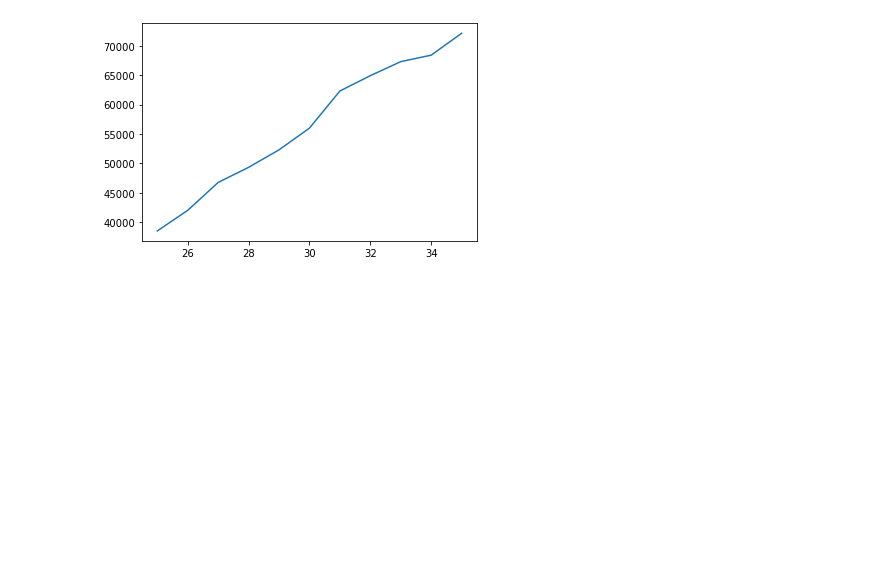
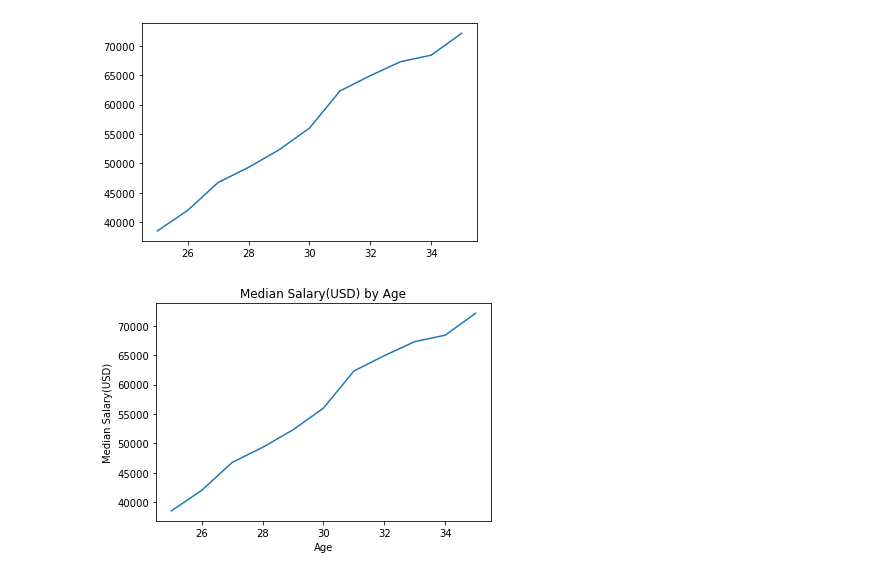
Before and after one commit to Raghav087/Python, a Jupyter notebook: Matplotlib.ipynb, the cells around one changed output. Drawn from its saved outputs; the diff is of its cells as text; code cells hidden in the pictures; blank space fills up the shorter version.

```diff
--- a/Matplotlib.ipynb
+++ b/Matplotlib.ipynb
@@ -7,3 +7,12 @@ plt.plot(dev_x,dev_y) #Use 'plot' function to create a simple line plot between
 plt.show()
 # %% [output]
 [figure]
+# %%
+#Include labels for both axes and plot title.
+plt.xlabel('Age')
+plt.ylabel('Median Salary(USD)')
+plt.title('Median Salary(USD) by Age')
+plt.plot(dev_x,dev_y)
+plt.show()
+# %% [output]
+[figure, added]
```
Also changed, not shown: parts of 4 cells of this notebook.
